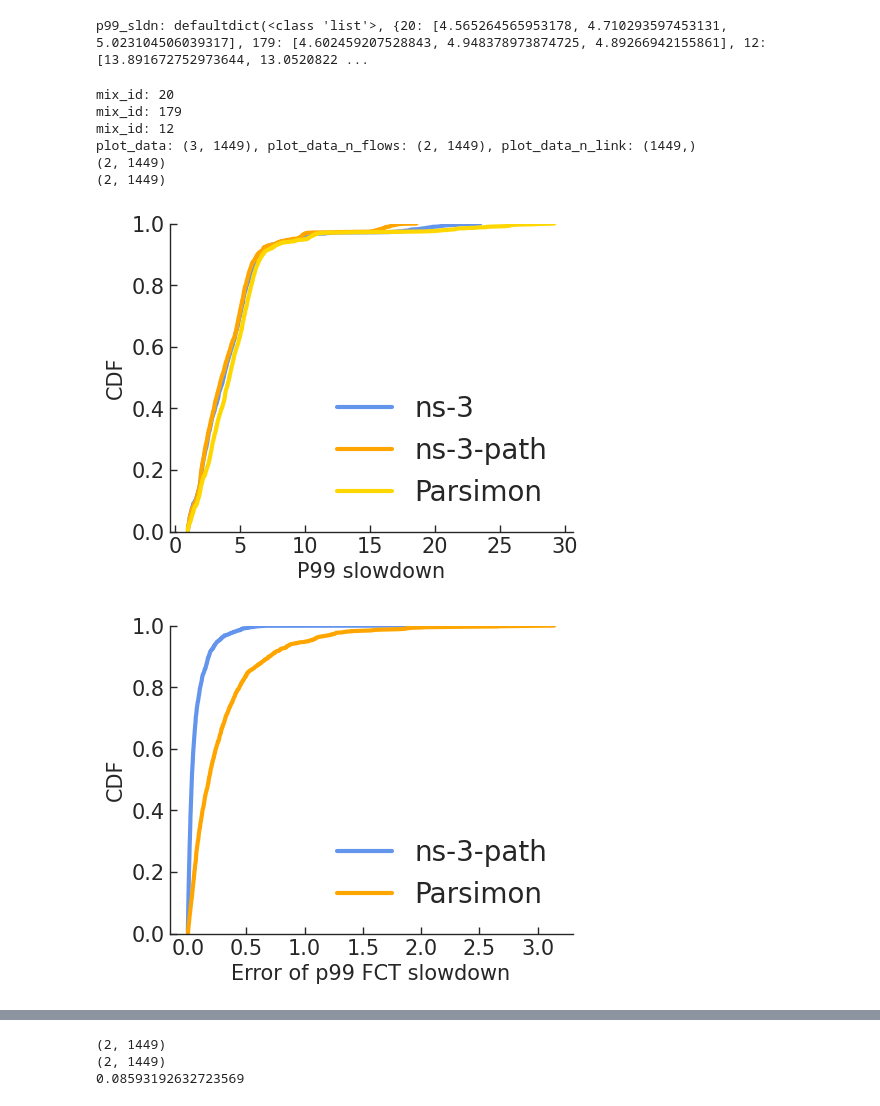
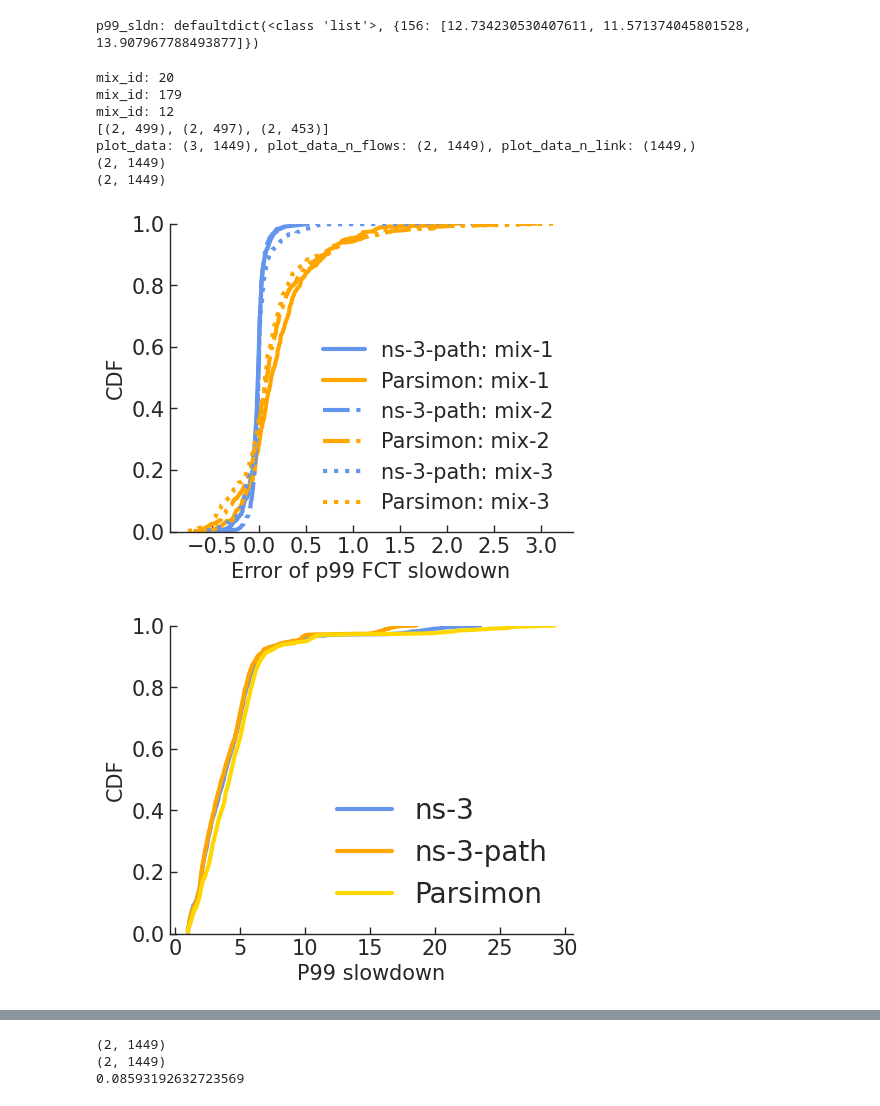
Before and after one commit to uw-polestar/parsimon-eval, a Jupyter notebook: expts/fig_8/analysis/main_motivation.ipynb, the cells around one changed output, grey strips where cells are left out. Saved outputs shown, nothing was run; the diff lists cells and outputs as text; code cells hidden in the pictures.

```diff
--- a/expts/fig_8/analysis/main_motivation.ipynb
+++ b/expts/fig_8/analysis/main_motivation.ipynb
@@ -17,14 +17,13 @@ _fontsize=15
 # path performance
 NR_PATHS_SAMPLED=500
 N=10000
-N_FLOW_THRESHOLD_LIST=[1,1,1]
-
+N_FLOW_THRESHOLD_LIST=[20,20,20]
 # mlsys_dir_list=["mlsys_bt100"]
 mlsys_dir_list=["ns3-path-all"]
 legend_list=['ns-3',"ns-3-path",'Parsimon']
-mix_file = '../spec/motivation.mix_bk.json'
+mix_file = '../spec/motivation.mix.json'
 for mlsys_dir_idx,mlsys_dir in enumerate(mlsys_dir_list):
-    save_file=f'./main_{mlsys_dir}_{NR_PATHS_SAMPLED}_{N}_{N_FLOW_THRESHOLD_LIST[0]}.npz'
+    save_file=f'./main_{mlsys_dir}_{NR_PATHS_SAMPLED}_{N}_{N_FLOW_THRESHOLD_LIST[0]}_test.npz'
     # legend_list.append(mlsys_dir)
 
     if not os.path.exists(save_file):
@@ -35,7 +34,8 @@ for mlsys_dir_idx,mlsys_dir in enumerate(mlsys_dir_list):
         p99_sldn=defaultdict(list)
         with open(mix_file) as f:
             mixes = json.load(f)
-        for mix in mixes:
+        mixes=[mixes[1]]
+        for mix_idx,mix in enumerate(mixes):
             mix_id = mix['id']
             mix_dir = f'../data/{mix_id}'
             # Accuracy metrics
@@ -79,7 +79,7 @@ for mlsys_dir_idx,mlsys_dir in enumerate(mlsys_dir_list):
 
                     n_flows_per_path_dict[mix_id].append([n_flow_in_f,n_flow_in_f_prime])
 
-                    if n_flow_in_f>=N_FLOW_THRESHOLD:
+                    if n_flow_in_f>=N_FLOW_THRESHOLD_LIST[mix_idx]:
                         for _ in range(n_freq):
                             tmp=np.random.choice(sldn_ns3_path, N, replace=True)
                             sldn_ns3_path_list.extend(tmp)
@@ -91,9 +91,7 @@ for mlsys_dir_idx,mlsys_dir in enumerate(mlsys_dir_list):
             assert np.sum(n_freq_per_path_dict[mix_id])==NR_PATHS_SAMPLED
             p99_sldn_ns3_path_network=np.percentile(sldn_ns3_path_list,99)
             p99_sldn[mix_id]=[p99_sldn_ns3_network,p99_sldn_ns3_path_network,p99_sldn_pmn_network,]
-        np.savez(save_file, p99_sldn_path=p99_sldn_path,n_flows_per_path_dict=n_flows_per_path_dict,n_freq_per_path_dict=n_freq_per_path_dict,
-                 p99_sldn=p99_sldn,
-                 n_link_per_path_dict=n_link_per_path_dict)
+        # np.savez(save_file, p99_sldn_path=p99_sldn_path,n_flows_per_path_dict=n_flows_per_path_dict,n_freq_per_path_dict=n_freq_per_path_dict,p99_sldn=p99_sldn,n_link_per_path_dict=n_link_per_path_dict)
     else:
         data=np.load(save_file, allow_pickle=True)
         p99_sldn_path=data['p99_sldn_path'].item()
@@ -104,13 +102,17 @@ for mlsys_dir_idx,mlsys_dir in enumerate(mlsys_dir_list):
 
 print(f"p99_sldn: {p99_sldn}")
 # %% [output]
-p99_sldn: defaultdict(<class 'list'>, {20: [4.565264565953178, 4.710293597453131, 5.023104506039317], 179: [4.602459207528843, 4.948378973874725, 4.89266942155861], 12: [13.891672752973644, 13.0520822 ...
+p99_sldn: defaultdict(<class 'list'>, {156: [12.734230530407611, 11.571374045801528, 13.907967788493877]})
 # %%
 plot_data=[]
 plot_data_n_flows=[]
 plot_data_n_link=[]
 target_mix_list=[20,179,12]
-for mix_id in target_mix_list:
+plot_data_mix=[]
+plot_data_per_mix=[]
+plot_data_n_flow_per_mix=[]
+legend_per_mix=[]
+for mix_idx,mix_id in enumerate(target_mix_list):
     print(f"mix_id: {mix_id}")
     tmp=p99_sldn_path[mix_id]
     plot_data.extend(tmp)
@@ -121,10 +123,22 @@ for mix_id in target_mix_list:
     tmp_n_link=n_link_per_path_dict[mix_id]
     plot_data_n_link.extend(tmp_n_link)
 
+    plot_data_mix.extend([f'mix-{mix_idx+1}']*len(tmp))
+
+    tmp=np.array(p99_sldn_path[mix_id]).transpose()
+    for i in range(1, tmp.shape[0]):
+        tmp[i]=((tmp[i]-tmp[0])/tmp[0])
+        plot_data_per_mix.append(np.array(tmp[i]))
+        legend_per_mix.append(f'{legend_list[i]}: mix-{mix_idx+1}')
+
+    plot_data_n_flow_per_mix.append(np.array(n_flows_per_path_dict[mix_id]).transpose())
+
+plot_cdf(plot_data_per_mix,'figs/motivation_error_path.pdf',legend_per_mix,'Error of p99 FCT slowdown',legend_font=15,group_size=2,loc=4,rotate_xaxis=False)
+
 plot_data=np.array(plot_data).transpose()
 plot_data_n_flows=np.array(plot_data_n_flows).transpose()
 plot_data_n_link=np.array(plot_data_n_link).transpose()
-
+print([x.shape for x in plot_data_n_flow_per_mix])
 print(f"plot_data: {plot_data.shape}, plot_data_n_flows: {plot_data_n_flows.shape}, plot_data_n_link: {plot_data_n_link.shape}")
 
 plot_cdf(plot_data,None,legend_list,'P99 slowdown',legend_font=20,group_size=len(plot_data),loc=4,rotate_xaxis=False)
@@ -137,7 +151,7 @@ plot_cdf(error_abs,None,[legend_list[i] for i in range(1,len(legend_list))],'Err
 error_real=[]
 for i in range(1,len(plot_data)):
     error_real.append((plot_data[i]-plot_data[0])/plot_data[0])
-plot_cdf(error_real,'figs/motivation_error_path.pdf',[legend_list[i] for i in range(1,len(legend_list))],'Error of p99 FCT slowdown',legend_font=20,group_size=len(error_real),loc=4,rotate_xaxis=False)
+plot_cdf(error_real,None,[legend_list[i] for i in range(1,len(legend_list))],'Error of p99 FCT slowdown',legend_font=20,group_size=len(error_real),loc=4,rotate_xaxis=False)
 
 figure, ax = plt.subplots(figsize=(8, 6))
 error_real=np.array(error_real)
@@ -145,33 +159,34 @@ print(error_real.shape)
 new_data=np.array([error_real[1],plot_data_n_flows[0]])
 print(new_data.shape)
 plt.scatter(plot_data_n_flows[0],error_real[0],marker='o',edgecolors='red',label='pmn-m',alpha=0.5,facecolors='none')
 plt.scatter(plot_data_n_flows[0],error_real[1],marker='o',edgecolors='blue',label='ns3-path',alpha=0.5,facecolors='none')
 plt.legend(fontsize=_fontsize)
 plt.xlabel('Number of flows along the path', fontsize=_fontsize)
 plt.ylabel('Error of p99 FCT slowdown', fontsize=_fontsize)
 plt.show()
 
 figure, ax = plt.subplots(figsize=(8, 6))
 error_real=np.array(error_real)
 print(error_real.shape)
 new_data=np.array([error_real[1],plot_data_n_flows[0]])
 print(new_data.shape)
 print(np.median(error_real[1]))
 plt.scatter(plot_data_n_flows[0],error_real[0],marker='o',edgecolors='red',label='pmn-m',alpha=0.5,facecolors='none')
 plt.scatter(plot_data_n_flows[0],error_real[1],marker='o',edgecolors='blue',label='ns3-path',alpha=0.5,facecolors='none')
 plt.legend(fontsize=_fontsize)
 plt.xlabel('Number of flows along the path', fontsize=_fontsize)
 plt.ylabel('Real P99 slowdown estimation error', fontsize=_fontsize)
 plt.ylim(-1.0,1.0)
 plt.show()
 
-plot_cdf(plot_data_n_flows,'figs/motivation_n_flows.pdf',['Foreground','Background'],'Num of flows per path',legend_font=20,group_size=len(plot_data),loc='center right',rotate_xaxis=False,log_switch=True)
+plot_cdf(plot_data_n_flows,None,['Foreground','Background'],'Num of flows per path',legend_font=20,group_size=len(plot_data),loc='center right',rotate_xaxis=False,log_switch=True)
 # %% [output]
 mix_id: 20
 mix_id: 179
 mix_id: 12
+[(2, 499), (2, 497), (2, 453)]
 plot_data: (3, 1449), plot_data_n_flows: (2, 1449), plot_data_n_link: (1449,)
 (2, 1449)
 (2, 1449)
-[figure, old version]
+[figure, new version]
-[figure, old version]
+[figure, new version]
```
Also changed, not shown: parts of 4 cells of this notebook, 12 other files.
